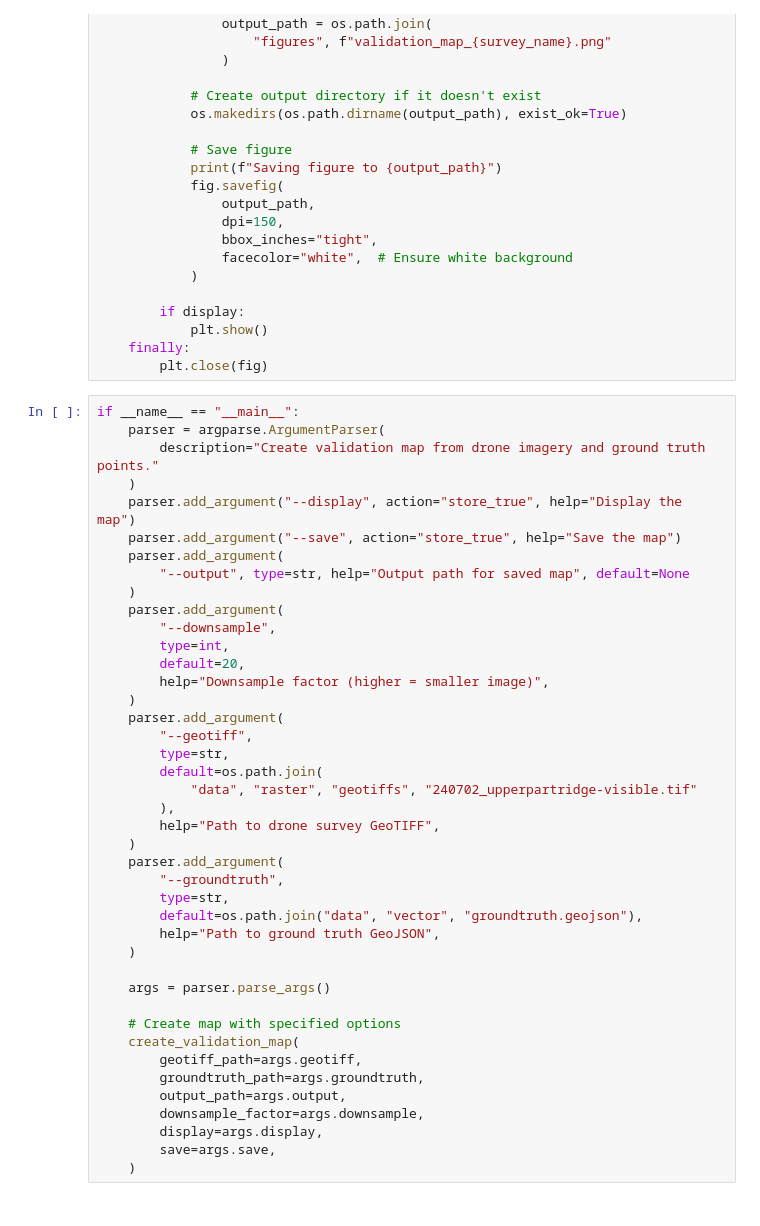
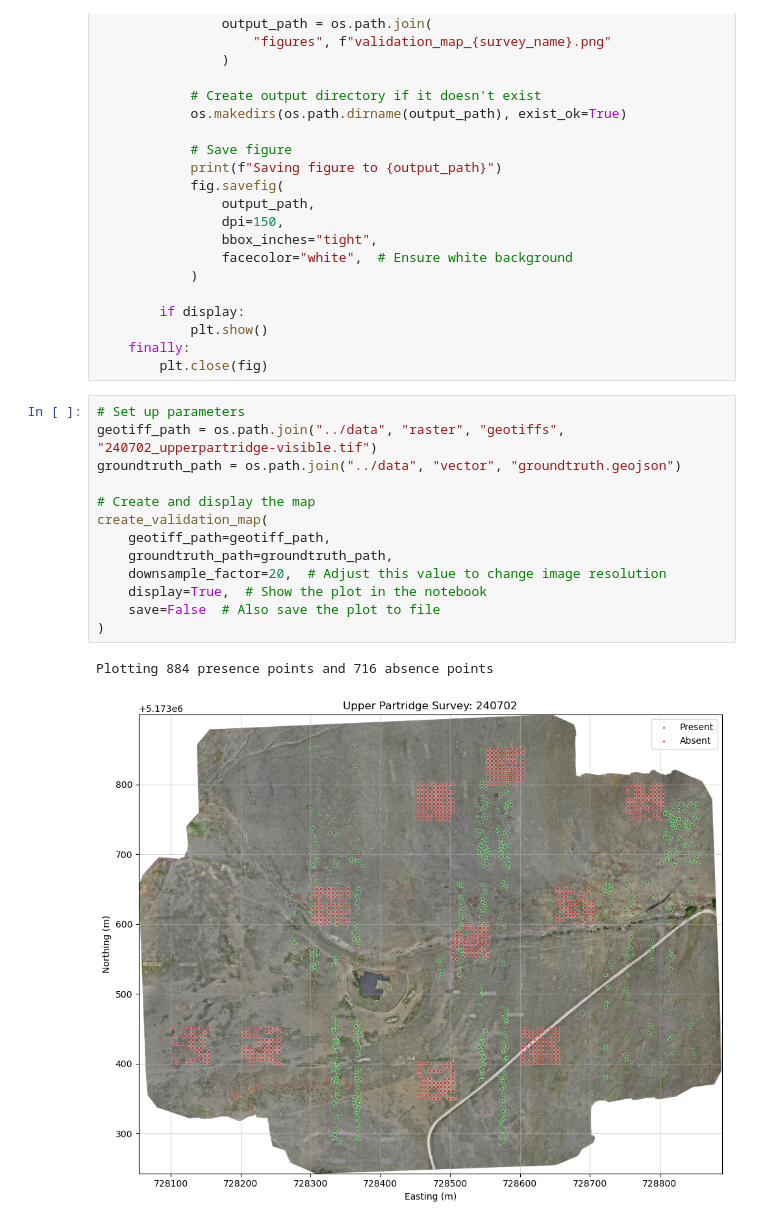
Before and after one commit to mosscoder/mpg-horses, a Jupyter notebook: notebooks/03_figures.ipynb, the cells around one changed output. Saved outputs shown, nothing was run; the diff lists cells and outputs as text.

Commit message:
refactor: Simplify validation map generation in notebook with inline configuration

```diff
--- a/notebooks/03_figures.ipynb
+++ b/notebooks/03_figures.ipynb
@@ -130,44 +130,18 @@ def create_validation_map(
     finally:
         plt.close(fig)
 # %%
-if __name__ == "__main__":
-    parser = argparse.ArgumentParser(
-        description="Create validation map from drone imagery and ground truth points."
-    )
-    parser.add_argument("--display", action="store_true", help="Display the map")
-    parser.add_argument("--save", action="store_true", help="Save the map")
-    parser.add_argument(
-        "--output", type=str, help="Output path for saved map", default=None
-    )
-    parser.add_argument(
-        "--downsample",
-        type=int,
-        default=20,
-        help="Downsample factor (higher = smaller image)",
-    )
-    parser.add_argument(
-        "--geotiff",
-        type=str,
-        default=os.path.join(
-            "data", "raster", "geotiffs", "240702_upperpartridge-visible.tif"
-        ),
-        help="Path to drone survey GeoTIFF",
-    )
-    parser.add_argument(
-        "--groundtruth",
-        type=str,
-        default=os.path.join("data", "vector", "groundtruth.geojson"),
-        help="Path to ground truth GeoJSON",
-    )
+# Set up parameters
+geotiff_path = os.path.join("../data", "raster", "geotiffs", "240702_upperpartridge-visible.tif")
+groundtruth_path = os.path.join("../data", "vector", "groundtruth.geojson")
 
-    args = parser.parse_args()
-
-    # Create map with specified options
-    create_validation_map(
-        geotiff_path=args.geotiff,
-        groundtruth_path=args.groundtruth,
-        output_path=args.output,
-        downsample_factor=args.downsample,
-        display=args.display,
-        save=args.save,
-    )
+# Create and display the map
+create_validation_map(
+    geotiff_path=geotiff_path,
+    groundtruth_path=groundtruth_path,
+    downsample_factor=20,  # Adjust this value to change image resolution
+    display=True,  # Show the plot in the notebook
+    save=False  # Also save the plot to file
+)
+# %% [output]
+Plotting 884 presence points and 716 absence points
+[figure, added]
```
